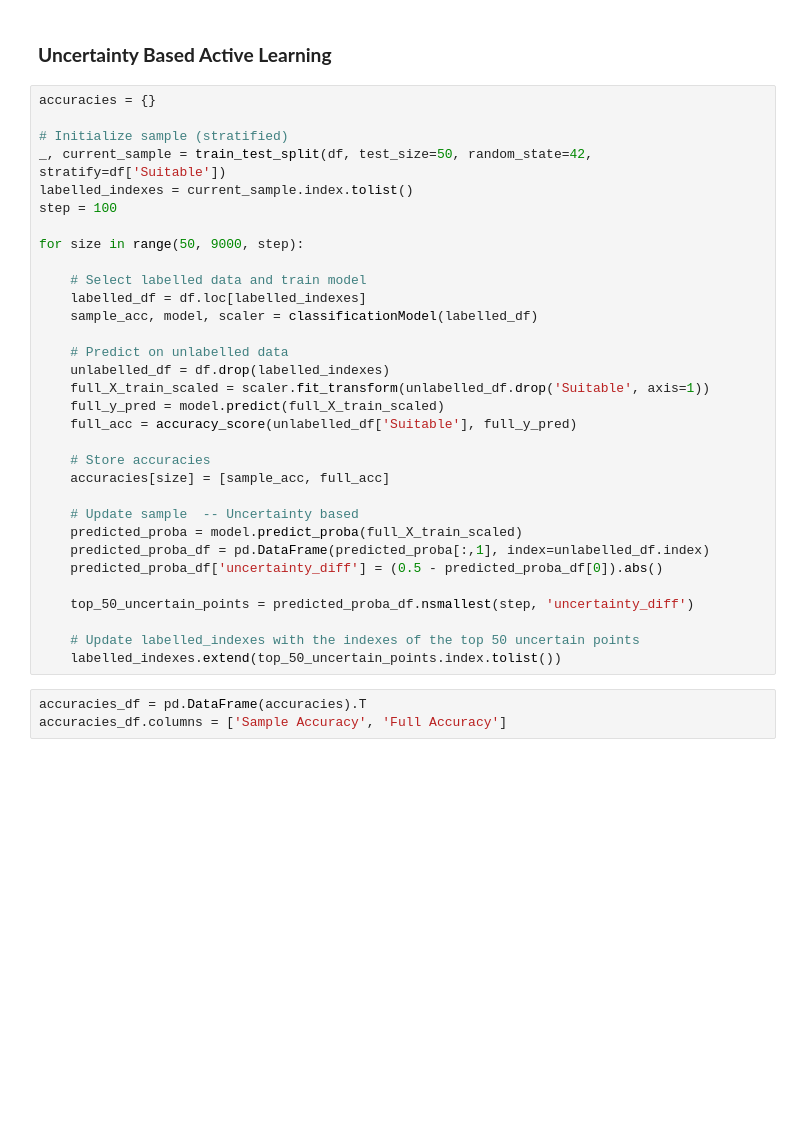
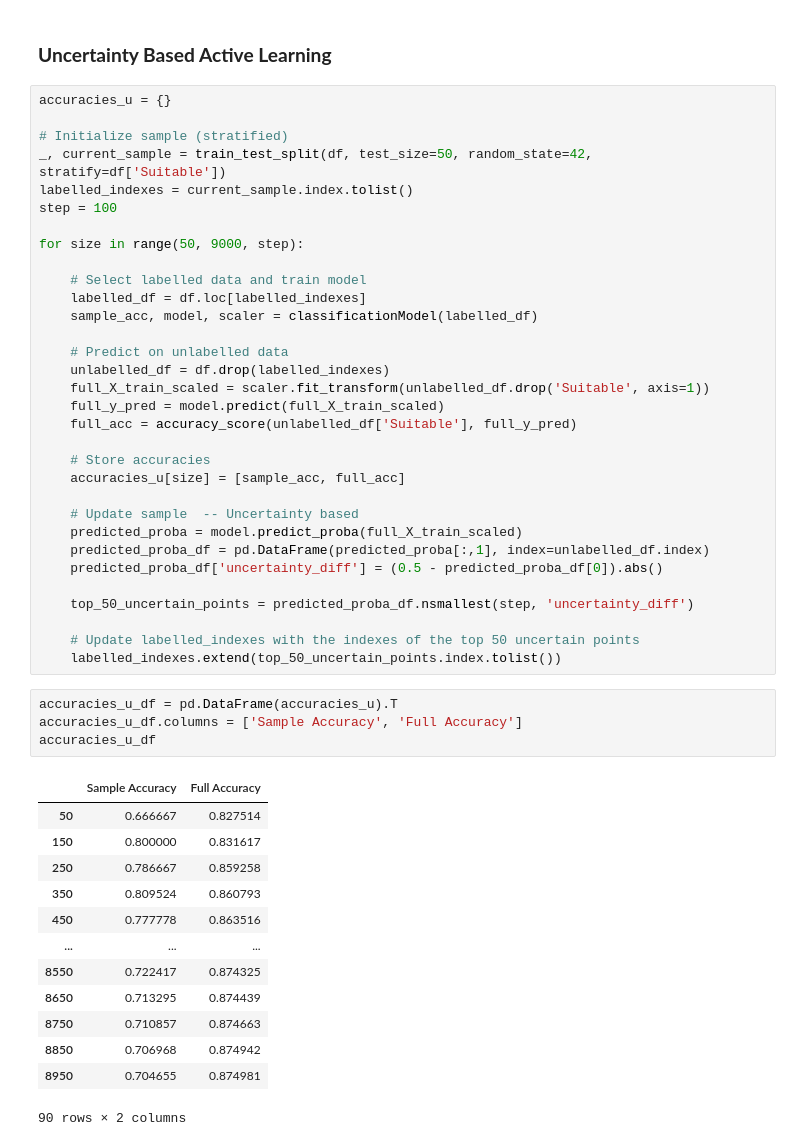
Before and after one commit to giorgiodemarchi/Duality-Based-Active-Learning, a Jupyter notebook: model.ipynb, the cells around one changed output. Drawn from its saved outputs; the diff is of its cells as text; blank space fills up the shorter version.

```diff
--- a/model.ipynb
+++ b/model.ipynb
@@ -122,7 +137,7 @@ plt.show()
 # %% [markdown]
 ### **Uncertainty Based Active Learning**
 # %%
-accuracies = {}
+accuracies_u = {}
 
 # Initialize sample (stratified)
 _, current_sample = train_test_split(df, test_size=50, random_state=42, stratify=df['Suitable'])
@@ -142,7 +157,7 @@ for size in range(50, 9000, step):
     full_acc = accuracy_score(unlabelled_df['Suitable'], full_y_pred)
 
     # Store accuracies
-    accuracies[size] = [sample_acc, full_acc]
+    accuracies_u[size] = [sample_acc, full_acc]
 
     # Update sample  -- Uncertainty based
     predicted_proba = model.predict_proba(full_X_train_scaled)
@@ -154,8 +169,23 @@ for size in range(50, 9000, step):
     # Update labelled_indexes with the indexes of the top 50 uncertain points
     labelled_indexes.extend(top_50_uncertain_points.index.tolist())
 # %%
-accuracies_df = pd.DataFrame(accuracies).T
-accuracies_df.columns = ['Sample Accuracy', 'Full Accuracy']
+accuracies_u_df = pd.DataFrame(accuracies_u).T
+accuracies_u_df.columns = ['Sample Accuracy', 'Full Accuracy']
+accuracies_u_df
+# %% [output]
+|  | Sample Accuracy | Full Accuracy |
+| 50 | 0.666667 | 0.827514 |
+| 150 | 0.800000 | 0.831617 |
+| 250 | 0.786667 | 0.859258 |
+| 350 | 0.809524 | 0.860793 |
+| 450 | 0.777778 | 0.863516 |
+| ... | ... | ... |
+| 8550 | 0.722417 | 0.874325 |
+| 8650 | 0.713295 | 0.874439 |
+| 8750 | 0.710857 | 0.874663 |
+| 8850 | 0.706968 | 0.874942 |
+| 8950 | 0.704655 | 0.874981 |
+90 rows × 2 columns
 # %%
 import matplotlib.pyplot as plt
 
```
Also changed, not shown: parts of 8 cells of this notebook.
